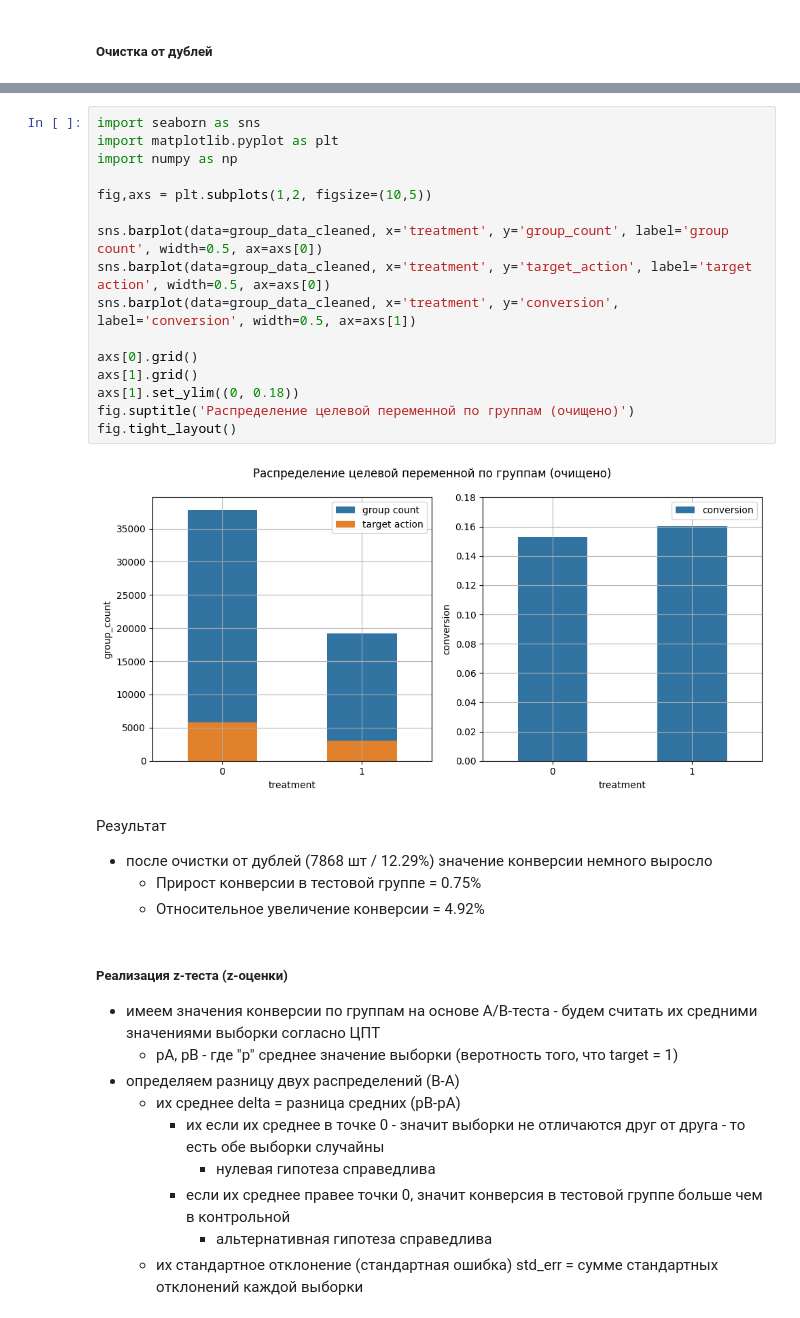
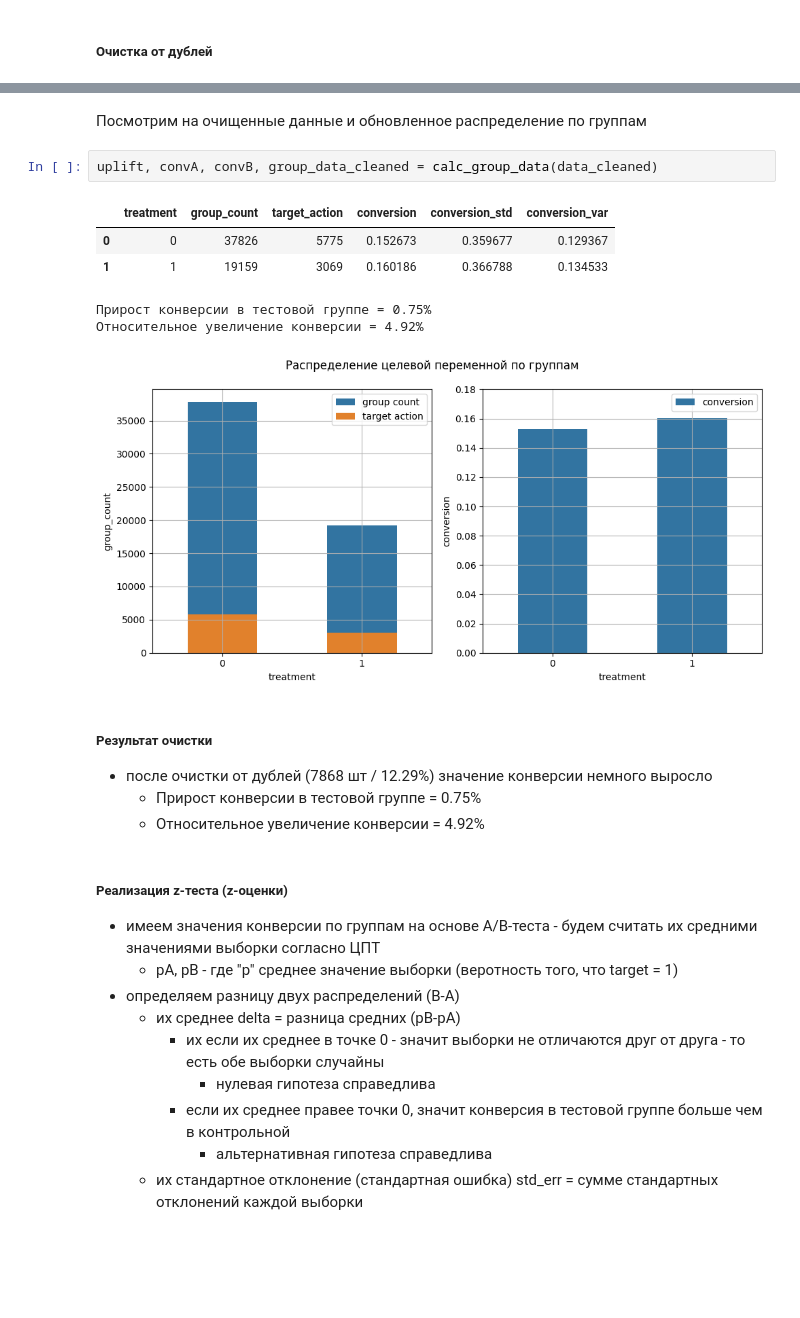
Before and after one commit to khromenko/mle-uplift-final-project-2025, a Jupyter notebook: final_project.ipynb, the cells around one changed output, grey strips where cells are left out. Drawn from its saved outputs; the diff is of its cells as text; blank space fills up the shorter version.

```diff
--- a/final_project.ipynb
+++ b/final_project.ipynb
@@ -174,23 +159,16 @@ print(f'Относительное увеличение конверсии = {10
-# %%
-import seaborn as sns
-import matplotlib.pyplot as plt
-import numpy as np
-
-fig,axs = plt.subplots(1,2, figsize=(10,5))
-
-sns.barplot(data=group_data_cleaned, x='treatment', y='group_count', label='group count', width=0.5, ax=axs[0])
-sns.barplot(data=group_data_cleaned, x='treatment', y='target_action', label='target action', width=0.5, ax=axs[0])
-sns.barplot(data=group_data_cleaned, x='treatment', y='conversion', label='conversion', width=0.5, ax=axs[1])
-
-axs[0].grid()
-axs[1].grid()
-axs[1].set_ylim((0, 0.18))
-fig.suptitle('Распределение целевой переменной по группам (очищено)')
-fig.tight_layout()
-# %% [output]
-[figure, removed]
+# %% [markdown]
+Посмотрим на очищенные данные и обновленное распределение по группам
+# %%
+uplift, convA, convB, group_data_cleaned = calc_group_data(data_cleaned)
+# %% [output]
+|  | treatment | group_count | target_action | conversion | conversion_std | conversion_var |
+| 0 | 0 | 37826 | 5775 | 0.152673 | 0.359677 | 0.129367 |
+| 1 | 1 | 19159 | 3069 | 0.160186 | 0.366788 | 0.134533 |
+Прирост конверсии в тестовой группе = 0.75%
+Относительное увеличение конверсии = 4.92%
+[figure, added]
 # %% [markdown]
-Результат
+##### Результат очистки
 - после очистки от дублей (7868 шт / 12.29%) значение конверсии немного выросло
     - Прирост конверсии в тестовой группе = 0.75%
     - Относительное увеличение конверсии = 4.92%
```
Also changed, not shown: parts of 35 cells of this notebook.
